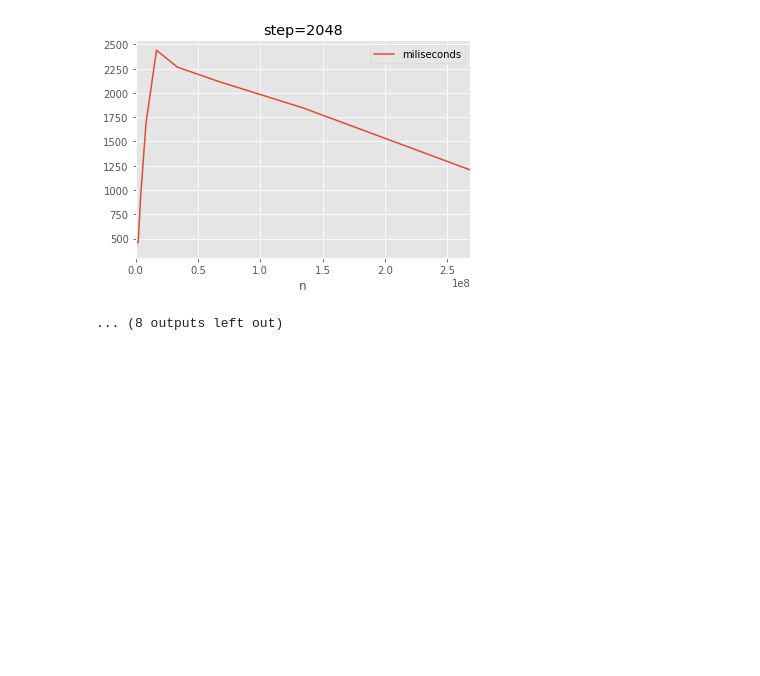
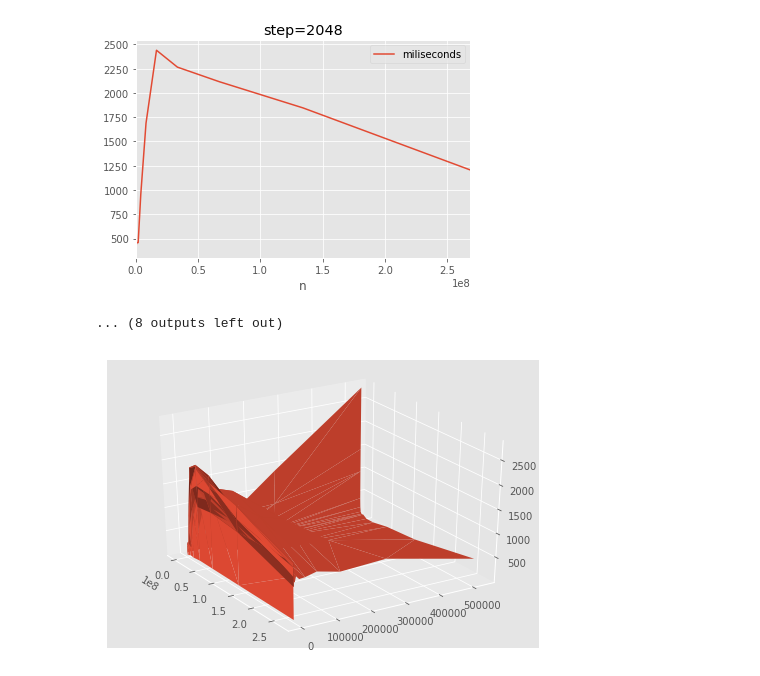
Before and after one commit to mmedum/computational_geometry_fun, a Jupyter notebook: handin1/python/Plots.ipynb, the cells around one changed output. Cells and saved outputs as stored; diff of their text form; code cells hidden in the pictures; blank space fills up the shorter version.

Commit message:
3d plot

```diff
--- a/handin1/python/Plots.ipynb
+++ b/handin1/python/Plots.ipynb
@@ -96,0 +101,9 @@ for title, group in step_second_grouped:
+# %%
+fig = plt.figure()
+ax = Axes3D(fig)
+ax.plot_trisurf(first_df.n, first_df.step, first_df.miliseconds)
+ax.view_init(30, -32)
+plt.show()
+fig.savefig('3d.png')
+# %% [output]
+[figure, added]
```
Also changed, not shown: parts of 1 cell of this notebook, 1 other file.
